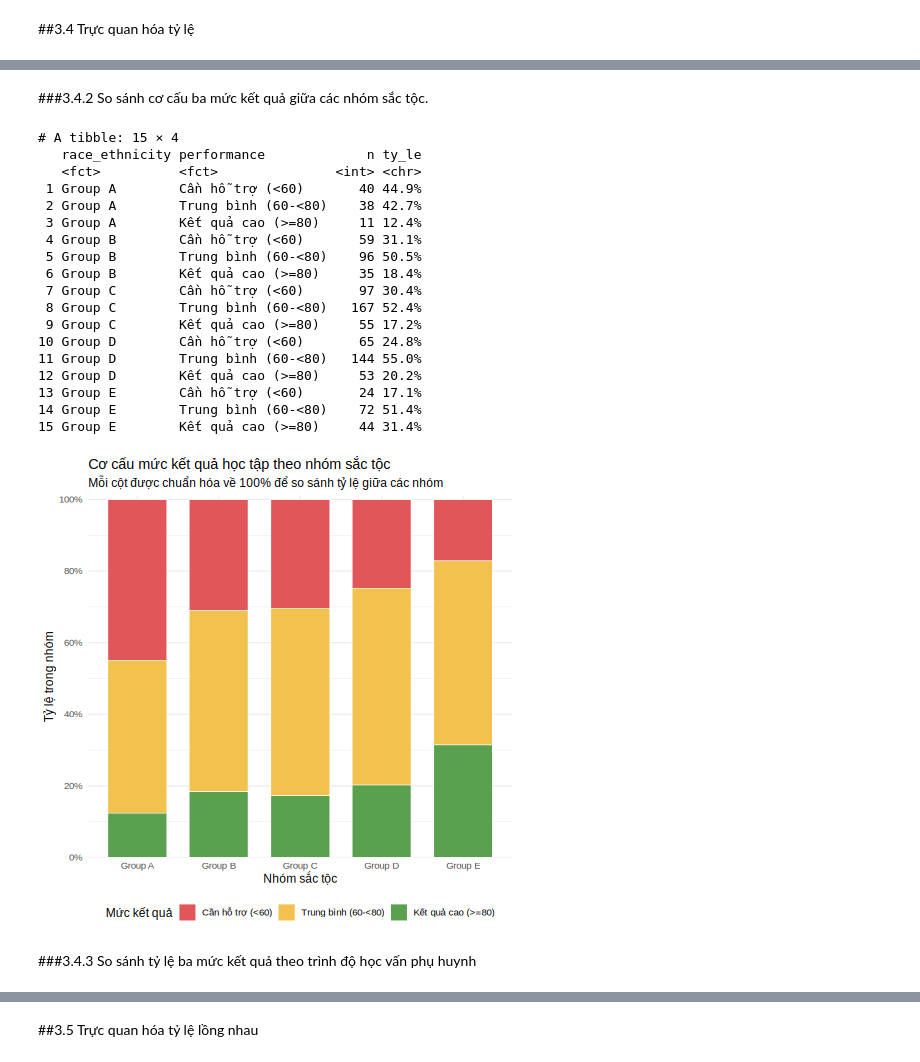
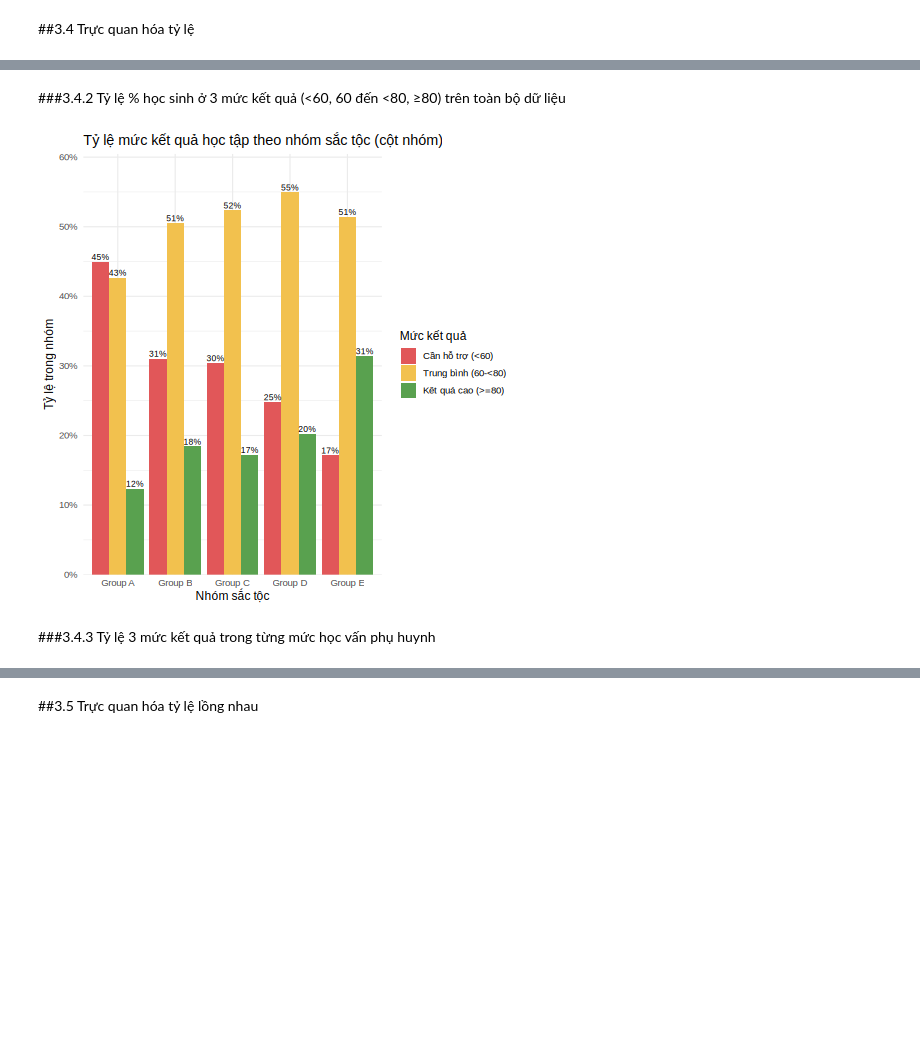
Before and after one commit to 25-DoThanQuocKhanh-24174600024/DHKL18A1HN_Do_An_Nhom_2_CD_3, a Jupyter notebook: Đồ_Án_1_Nhóm_2_2_DHKL18A1HN.ipynb, the cells around one changed output, grey strips where cells are left out. Drawn from its saved outputs; the diff is of its cells as text; code cells hidden in the pictures; blank space fills up the shorter version.

```diff
--- a/Đồ_Án_1_Nhóm_2_2_DHKL18A1HN.ipynb
+++ b/Đồ_Án_1_Nhóm_2_2_DHKL18A1HN.ipynb
@@ -1426,13 +1458,2 @@ R error message: 'Error in leveneTest(average_score ~ race_ethnicity, data = df)
 # %% [markdown]
 ##3.4 Trực quan hóa tỷ lệ
-# %%
-%%R
-
-library(scales)
-
-# Thứ tự và màu sắc nhất quán giữa các biểu đồ
-perf_levels <- c("Cần hỗ trợ (<60)", "Trung bình (60-<80)", "Kết quả cao (>=80)")
-perf_cols <- c("#E15759", "#F2C14E", "#59A14F")
-
-df <- df |>
-  mutate(performance = factor(performance, levels = perf_levels))
@@ -1465,53 +1481,21 @@ save_plot(p34a, "3.4a_ty_le_muc_ket_qua")
-# %% [markdown]
-###3.4.2 So sánh cơ cấu ba mức kết quả giữa các nhóm sắc tộc.
+# %% [markdown]
+###3.4.2 Tỷ lệ % học sinh ở 3 mức kết quả (<60, 60 đến <80, ≥80) trên toàn bộ dữ liệu
 # %%
 %%R
-# Biểu đồ cột chồng 100%: mỗi cột là một nhóm sắc tộc và tổng mỗi cột bằng 100%.
-# Cách thể hiện này tập trung vào cơ cấu tỷ lệ, không làm nhóm đông học sinh trông lớn hơn chỉ vì cỡ mẫu.
-p34b_data <- df |>
-  count(race_ethnicity, performance) |>
-  group_by(race_ethnicity) |>
-  mutate(pct = n / sum(n)) |>
-  ungroup()
-
-p34b <- ggplot(p34b_data, aes(x = race_ethnicity, y = pct, fill = performance)) +
-  geom_col(width = 0.72, color = "white", linewidth = 0.25) +
-  scale_fill_manual(values = perf_cols, drop = FALSE, name = "Mức kết quả") +
-  scale_y_continuous(labels = percent, breaks = seq(0, 1, 0.2),
-                     expand = expansion(mult = c(0, 0.01))) +
-  labs(title = "Cơ cấu mức kết quả học tập theo nhóm sắc tộc",
-       subtitle = "Mỗi cột được chuẩn hóa về 100% để so sánh tỷ lệ giữa các nhóm",
-       x = "Nhóm sắc tộc", y = "Tỷ lệ trong nhóm") +
-  theme(legend.position = "bottom")
-save_plot(p34b, "3.4b_cot_chong_100_sac_toc", w = 9, h = 5.5)
-
-# Bảng tỷ lệ và cỡ mẫu để đọc con số chính xác bên cạnh biểu đồ
-bang_ty_le_sac_toc <- p34b_data |>
-  mutate(ty_le = percent(pct, accuracy = 0.1)) |>
-  select(race_ethnicity, performance, n, ty_le) |>
-  arrange(race_ethnicity, performance)
-print(bang_ty_le_sac_toc)
+# [p34b] Biểu đồ CỘT NHÓM: tỷ lệ 3 mức kết quả trong từng nhóm sắc tộc  -> plots/3.4b_cot_nhom_sac_toc.png
+p34b <- df |> count(race_ethnicity, performance) |>
+  group_by(race_ethnicity) |> mutate(pct = n / sum(n)) |>
+  ggplot(aes(race_ethnicity, pct, fill = performance)) +
+  geom_col(position = "dodge") +
+  geom_text(aes(label = percent(pct, 1)), position = position_dodge(0.9), vjust = -0.3, size = 3) +
+  scale_fill_manual(values = perf_cols, name = "Mức kết quả") +
+  scale_y_continuous(labels = percent, expand = expansion(mult = c(0, .1))) +
+  labs(title = "Tỷ lệ mức kết quả học tập theo nhóm sắc tộc (cột nhóm)",
+       x = "Nhóm sắc tộc", y = "Tỷ lệ trong nhóm")
+save_plot(p34b, "3.4b_cot_nhom_sac_toc", w = 10)
 # %% [output]
-# A tibble: 15 × 4
-   race_ethnicity performance             n ty_le
-   <fct>          <fct>               <int> <chr>
- 1 Group A        Cần hỗ trợ (<60)       40 44.9%
- 2 Group A        Trung bình (60-<80)    38 42.7%
- 3 Group A        Kết quả cao (>=80)     11 12.4%
- 4 Group B        Cần hỗ trợ (<60)       59 31.1%
- 5 Group B        Trung bình (60-<80)    96 50.5%
- 6 Group B        Kết quả cao (>=80)     35 18.4%
- 7 Group C        Cần hỗ trợ (<60)       97 30.4%
- 8 Group C        Trung bình (60-<80)   167 52.4%
- 9 Group C        Kết quả cao (>=80)     55 17.2%
-10 Group D        Cần hỗ trợ (<60)       65 24.8%
-11 Group D        Trung bình (60-<80)   144 55.0%
-12 Group D        Kết quả cao (>=80)     53 20.2%
-13 Group E        Cần hỗ trợ (<60)       24 17.1%
-14 Group E        Trung bình (60-<80)    72 51.4%
-15 Group E        Kết quả cao (>=80)     44 31.4%
-[figure, old version]
+[figure, new version]
 # %% [markdown]
-###3.4.3 So sánh tỷ lệ ba mức kết quả theo trình độ học vấn phụ huynh
+###3.4.3 Tỷ lệ 3 mức kết quả trong từng mức học vấn phụ huynh
 # %%
 %%R
```
Also changed, not shown: parts of 26 cells of this notebook.
